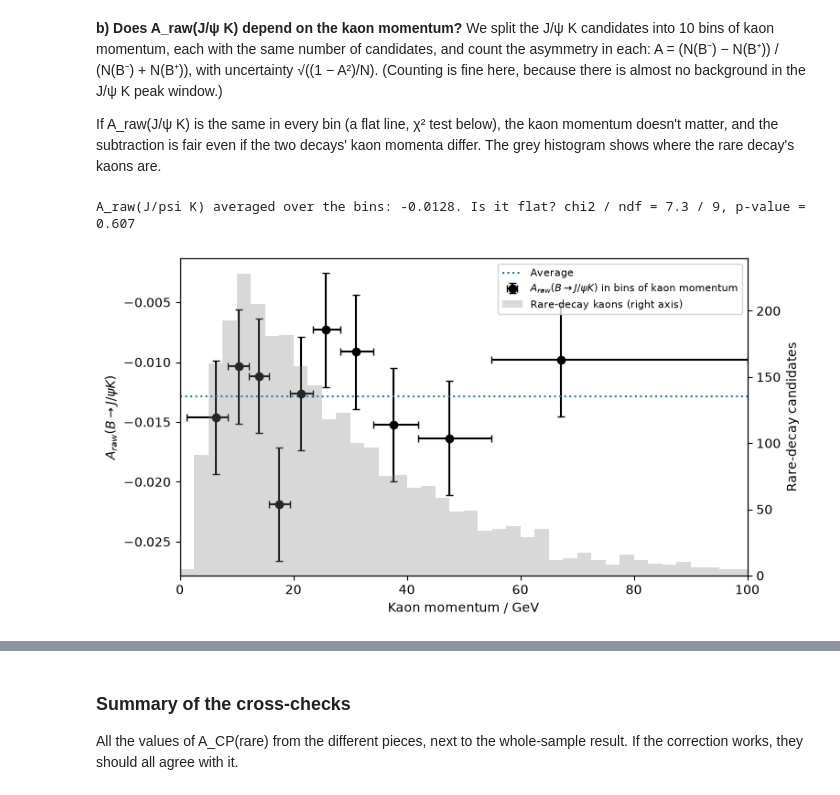
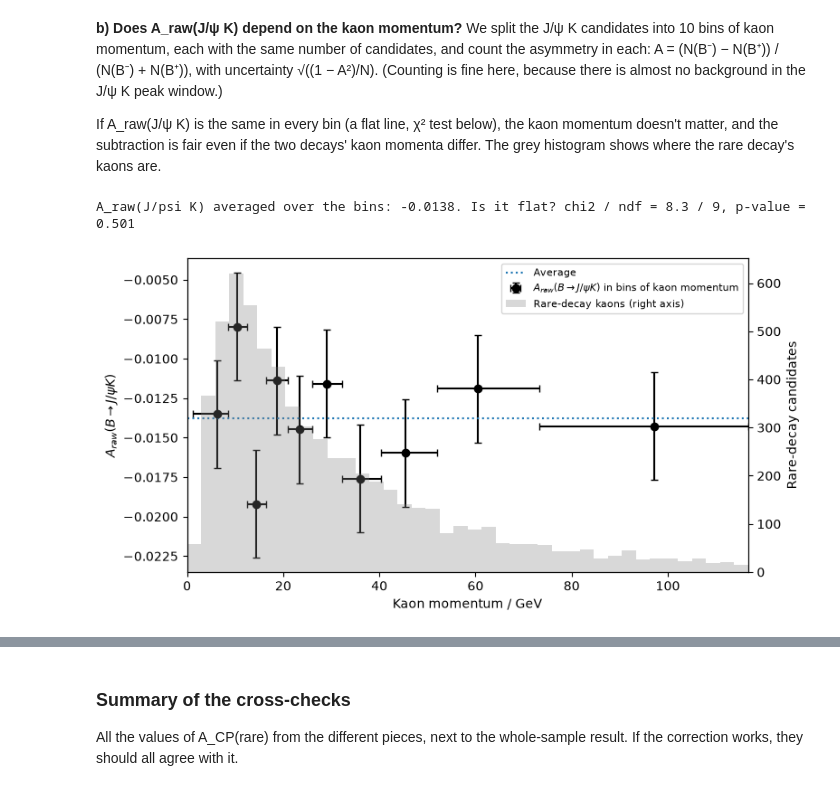
Before and after one commit to kamil-magom/kamil-sahrid-y3-cycle1-lab, a Jupyter notebook: sahrid/workbook.ipynb, the cells around one changed output, grey strips where cells are left out. Drawn from its saved outputs; the diff is of its cells as text; code cells hidden in the pictures.

```diff
--- a/sahrid/workbook.ipynb
+++ b/sahrid/workbook.ipynb
@@ -1232,8 +1232,10 @@ Train AUC: 0.9588, test AUC: 0.9563, difference: 0.0025 (AUC uncertainty is abou
 #Signal probability for every candidate in the dataset
 signal_probability = model.predict_proba(data[training_variables])[:, 1]
 
-#threshold set at 0.99
-passes_bdt = signal_probability > 0.99
+#XGBoost cut. It is chosen with the S/sqrt(S+B) sweep in Task 6 ("Choosing the XGBoost cut").
+#To change it, change this number and re-run the notebook from this cell onwards.
+bdt_cut = 0.9
+passes_bdt = signal_probability > bdt_cut
 # %% [markdown]
 ## Task 5: K+ mu- two body system
 # %%
@@ -2186,12 +2339,11 @@ B pseudorapidity $\eta$                                           0.504
 
 If A_raw(J/ψ K) is the same in every bin (a flat line, χ² test below), the kaon momentum doesn't matter, and the subtraction is fair even if the two decays' kaon momenta differ. The grey histogram shows where the rare decay's kaons are.
 # %%
-def counted_asymmetry(mask, weights=None):
-    #A = (N(B-) - N(B+)) / (N(B-) + N(B+)) by counting (optionally weighted), with its statistical uncertainty
+def counted_asymmetry(mask):
+    #A = (N(B-) - N(B+)) / (N(B-) + N(B+)) by counting, with its statistical uncertainty sqrt((1 - A^2) / N)
     q = np.where(kaon_type[mask].to_numpy() == -321, 1.0, -1.0)   #+1 for a B-, -1 for a B+
-    w = np.ones(len(q)) if weights is None else np.asarray(weights)
-    a = np.sum(w * q) / np.sum(w)
-    return a, np.sqrt(np.sum(w**2) * (1 - a**2)) / np.sum(w)
+    a = np.mean(q)
+    return a, np.sqrt((1 - a**2) / len(q))
 
 kaon_p = data['Kaon magnitude of momentum']
 p_edges = np.quantile(kaon_p[jpsi_window], np.linspace(0, 1, 11))   #10 bins with equal numbers of J/psi K candidates
@@ -2204,32 +2356,32 @@ for lo, hi in zip(p_edges[:-1], p_edges[1:]):
 p_lo, p_hi, p_mid, a_p, a_p_err = (np.array(x) for x in zip(*p_bins))
 
 #Is it flat? chi2 of the bins around their average
 w = 1 / a_p_err**2
 a_p_avg = np.sum(w * a_p) / np.sum(w)
 chi2_p, ndf_p = np.sum(w * (a_p - a_p_avg)**2), len(a_p) - 1
 print(f'A_raw(J/psi K) averaged over the bins: {a_p_avg:.4f}. Is it flat? chi2 / ndf = {chi2_p:.1f} / {ndf_p}, '
       f'p-value = {chi2_distribution.sf(chi2_p, ndf_p):.3f}')
 
 #Each point sits at the median kaon momentum of its bin; the horizontal bar shows the bin's range.
 #The last bin has a very long tail, so the plot stops at 100 GeV (or a bit beyond the last point, if that is higher)
 p_max = max(100e3, 1.2 * p_mid.max())
 fig, ax = plt.subplots(figsize=(8, 4.5))
 ax.errorbar(p_mid / 1000, a_p, xerr=[(p_mid - p_lo) / 1000, (np.minimum(p_hi, p_max) - p_mid) / 1000], yerr=a_p_err,
             fmt='o', color='black', capsize=3, label=r'$A_{raw}(B \to J/\psi K)$ in bins of kaon momentum')
 ax.axhline(a_p_avg, color='tab:blue', linestyle=':', label='Average')
 ax.set_xlabel('Kaon momentum / GeV')
 ax.set_ylabel(r'$A_{raw}(B \to J/\psi K)$')
 ax.set_xlim(0, p_max / 1000)
 
 #Where the rare decay's kaons are, for comparison
 ax2 = ax.twinx()
 ax2.hist(kaon_p[rare_window] / 1000, bins=np.linspace(0, p_max, 41) / 1000, color='grey', alpha=0.3,
          label='Rare-decay kaons (right axis)')
 ax2.set_ylabel('Rare-decay candidates')
 lines, labels = ax.get_legend_handles_labels()
 lines2, labels2 = ax2.get_legend_handles_labels()
 ax.legend(lines + lines2, labels + labels2, fontsize=8, loc='upper right')
 plt.show()
 # %% [output]
-A_raw(J/psi K) averaged over the bins: -0.0128. Is it flat? chi2 / ndf = 7.3 / 9, p-value = 0.607
+A_raw(J/psi K) averaged over the bins: -0.0138. Is it flat? chi2 / ndf = 8.3 / 9, p-value = 0.501
-[figure, old version]
+[figure, new version]
```
Also changed, not shown: parts of 28 cells of this notebook.
